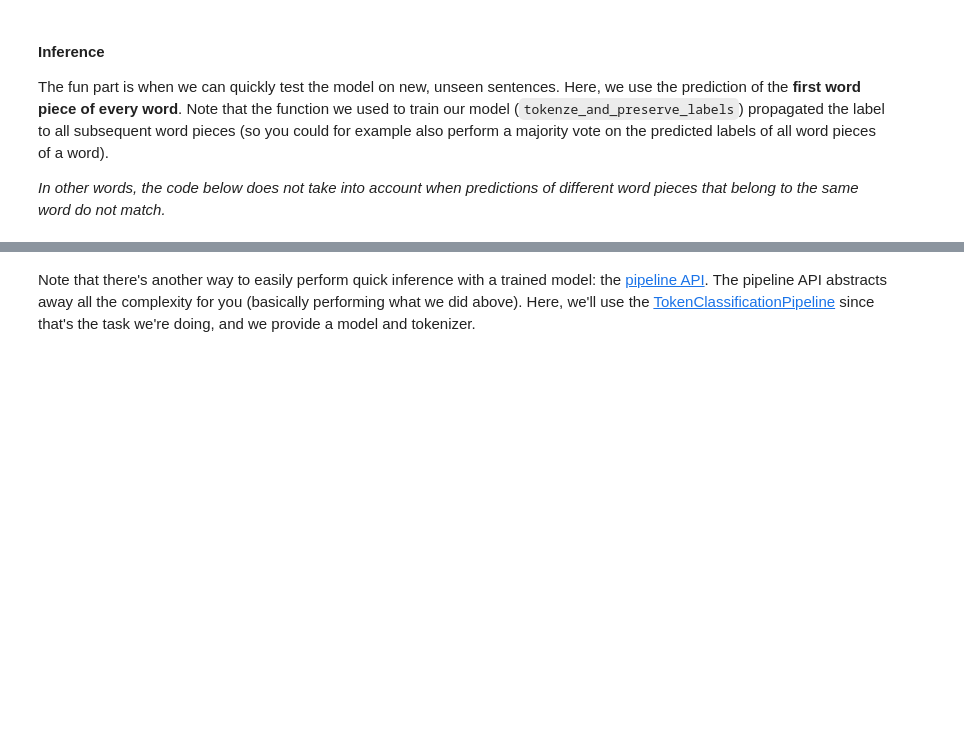
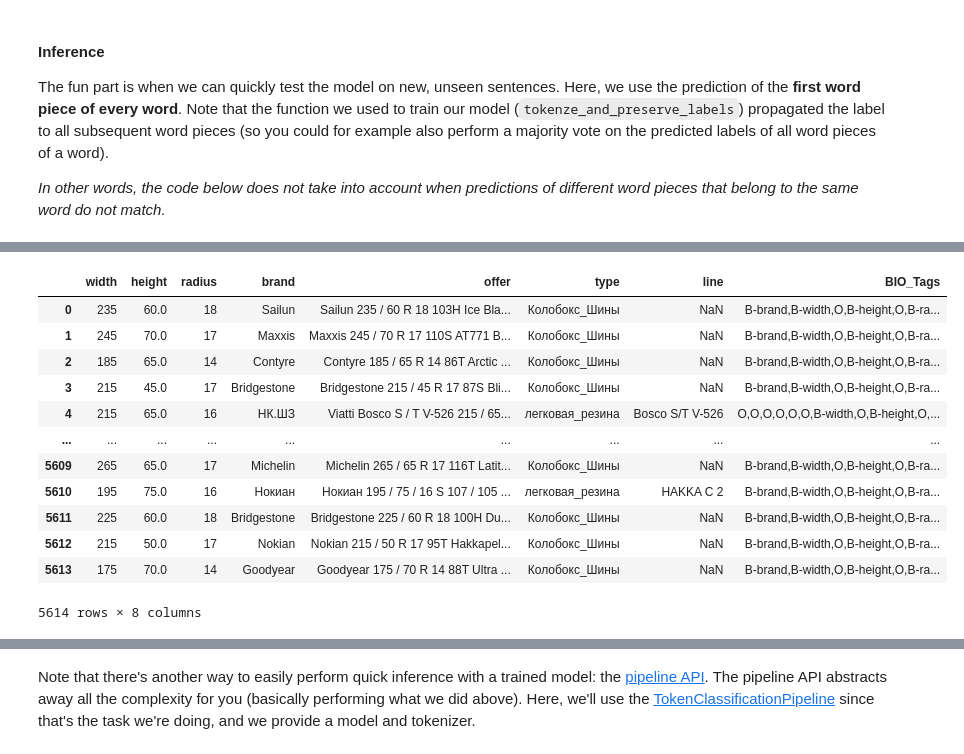
Before and after one commit to IgorSondors/BERT_NER, a Jupyter notebook: NER_BERT.ipynb, the cells around one changed output, grey strips where cells are left out. Cells and saved outputs as stored; diff of their text form; code cells hidden in the pictures; blank space fills up the shorter version.

```diff
--- a/NER_BERT.ipynb
+++ b/NER_BERT.ipynb
@@ -632 +603,17 @@ Here, we use the prediction of the **first word piece of every word**. Note that
+# %%
+train_dataset
+# %% [output]
+|  | width | height | radius | brand | offer | type | line | BIO_Tags |
+| 0 | 235 | 60.0 | 18 | Sailun | Sailun 235 / 60 R 18 103H Ice Bla... | Колобокс_Шины | NaN | B-brand,B-width,O,B-height,O,B-ra... |
+| 1 | 245 | 70.0 | 17 | Maxxis | Maxxis 245 / 70 R 17 110S AT771 B... | Колобокс_Шины | NaN | B-brand,B-width,O,B-height,O,B-ra... |
+| 2 | 185 | 65.0 | 14 | Contyre | Contyre 185 / 65 R 14 86T Arctic ... | Колобокс_Шины | NaN | B-brand,B-width,O,B-height,O,B-ra... |
+| 3 | 215 | 45.0 | 17 | Bridgestone | Bridgestone 215 / 45 R 17 87S Bli... | Колобокс_Шины | NaN | B-brand,B-width,O,B-height,O,B-ra... |
+| 4 | 215 | 65.0 | 16 | НК.ШЗ | Viatti Bosco S / T V-526 215 / 65... | легковая_резина | Bosco S/T V-526 | O,O,O,O,O,O,B-width,O,B-height,O,... |
+| ... | ... | ... | ... | ... | ... | ... | ... | ... |
+| 5609 | 265 | 65.0 | 17 | Michelin | Michelin 265 / 65 R 17 116T Latit... | Колобокс_Шины | NaN | B-brand,B-width,O,B-height,O,B-ra... |
+| 5610 | 195 | 75.0 | 16 | Нокиан | Нокиан 195 / 75 / 16 S 107 / 105 ... | легковая_резина | HAKKA C 2 | B-brand,B-width,O,B-height,O,B-ra... |
+| 5611 | 225 | 60.0 | 18 | Bridgestone | Bridgestone 225 / 60 R 18 100H Du... | Колобокс_Шины | NaN | B-brand,B-width,O,B-height,O,B-ra... |
+| 5612 | 215 | 50.0 | 17 | Nokian | Nokian 215 / 50 R 17 95T Hakkapel... | Колобокс_Шины | NaN | B-brand,B-width,O,B-height,O,B-ra... |
+| 5613 | 175 | 70.0 | 14 | Goodyear | Goodyear 175 / 70 R 14 88T Ultra ... | Колобокс_Шины | NaN | B-brand,B-width,O,B-height,O,B-ra... |
+5614 rows × 8 columns
 # %%
```
Also changed, not shown: parts of 40 cells of this notebook, 1 other file.
